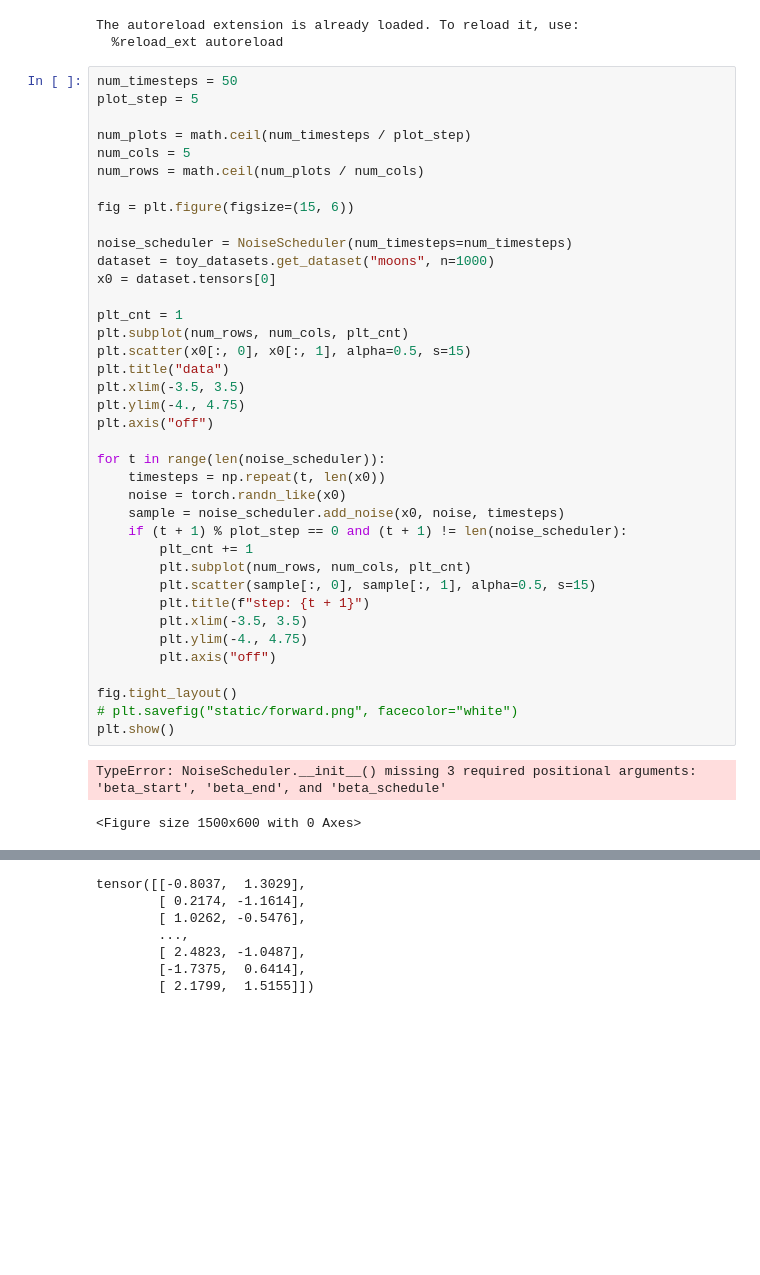
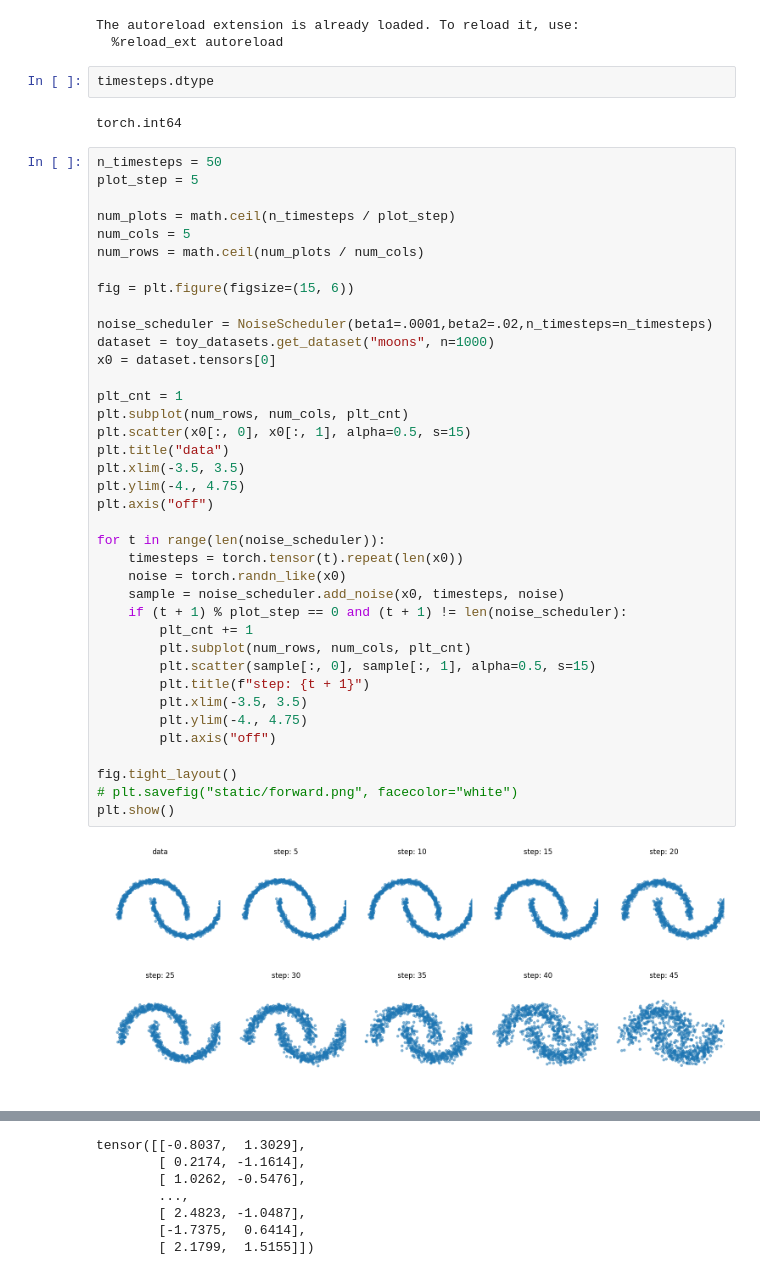
Before and after one commit to egafni/Diffusion, a Jupyter notebook: notebooks/noise_sched.ipynb, the cells around one changed output, grey strips where cells are left out. Saved outputs shown, nothing was run; the diff lists cells and outputs as text; blank space fills up the shorter version.

```diff
--- a/notebooks/noise_sched.ipynb
+++ b/notebooks/noise_sched.ipynb
@@ -10,44 +10,47 @@ from diffuse.data import toy_datasets
 # %% [output]
 The autoreload extension is already loaded. To reload it, use:
   %reload_ext autoreload
+# %%
+timesteps.dtype
+# %% [output]
+torch.int64
 # %%
-num_timesteps = 50
+n_timesteps = 50
 plot_step = 5
 
-num_plots = math.ceil(num_timesteps / plot_step)
+num_plots = math.ceil(n_timesteps / plot_step)
 num_cols = 5
 num_rows = math.ceil(num_plots / num_cols)
 
 fig = plt.figure(figsize=(15, 6))
 
-noise_scheduler = NoiseScheduler(num_timesteps=num_timesteps)
+noise_scheduler = NoiseScheduler(beta1=.0001,beta2=.02,n_timesteps=n_timesteps)
 dataset = toy_datasets.get_dataset("moons", n=1000)
 x0 = dataset.tensors[0]
 
 plt_cnt = 1
 plt.subplot(num_rows, num_cols, plt_cnt)
 plt.scatter(x0[:, 0], x0[:, 1], alpha=0.5, s=15)
 plt.title("data")
 plt.xlim(-3.5, 3.5)
 plt.ylim(-4., 4.75)
 plt.axis("off")
 
 for t in range(len(noise_scheduler)):
-    timesteps = np.repeat(t, len(x0))
+    timesteps = torch.tensor(t).repeat(len(x0))
     noise = torch.randn_like(x0)
-    sample = noise_scheduler.add_noise(x0, noise, timesteps)
+    sample = noise_scheduler.add_noise(x0, timesteps, noise)
     if (t + 1) % plot_step == 0 and (t + 1) != len(noise_scheduler):
         plt_cnt += 1
         plt.subplot(num_rows, num_cols, plt_cnt)
         plt.scatter(sample[:, 0], sample[:, 1], alpha=0.5, s=15)
         plt.title(f"step: {t + 1}")
         plt.xlim(-3.5, 3.5)
         plt.ylim(-4., 4.75)
         plt.axis("off")
 
 fig.tight_layout()
 # plt.savefig("static/forward.png", facecolor="white")
 plt.show()
 # %% [output]
-TypeError: NoiseScheduler.__init__() missing 3 required positional arguments: 'beta_start', 'beta_end', and 'beta_schedule'
-<Figure size 1500x600 with 0 Axes>
+[figure, added]
```
Also changed, not shown: parts of 4 cells of this notebook, 7 other files.
